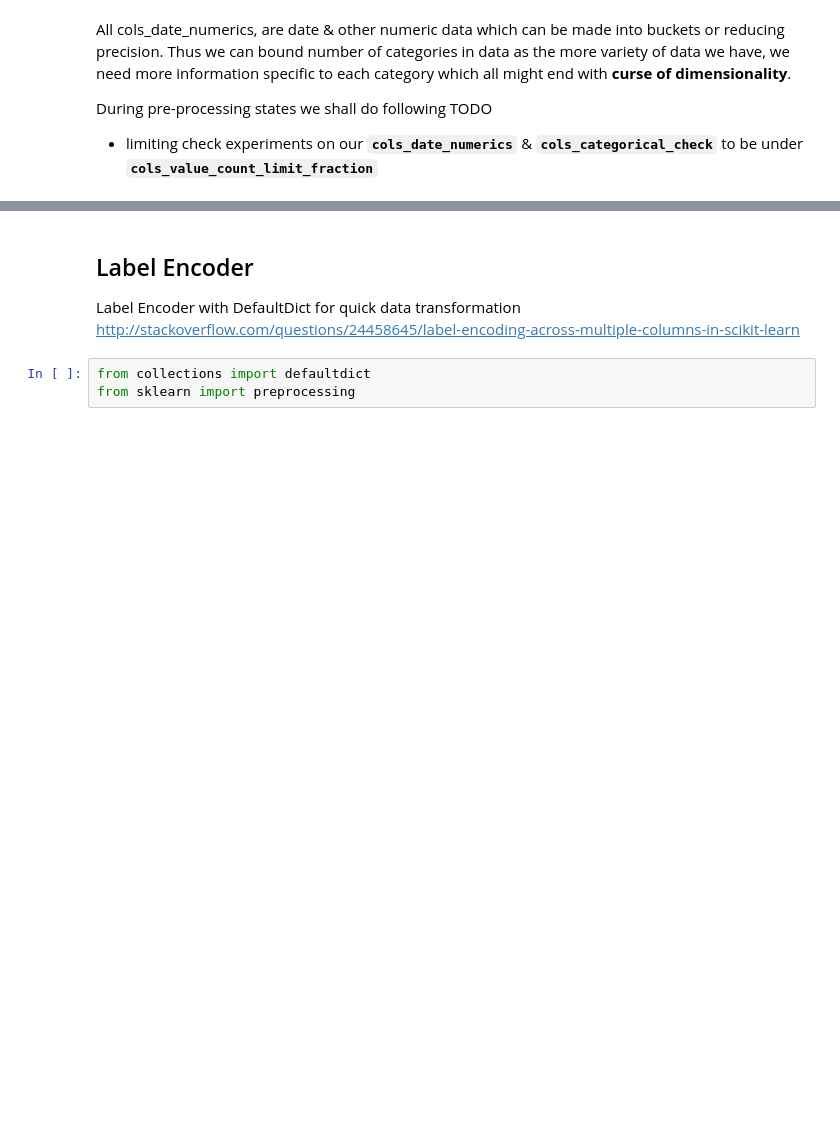
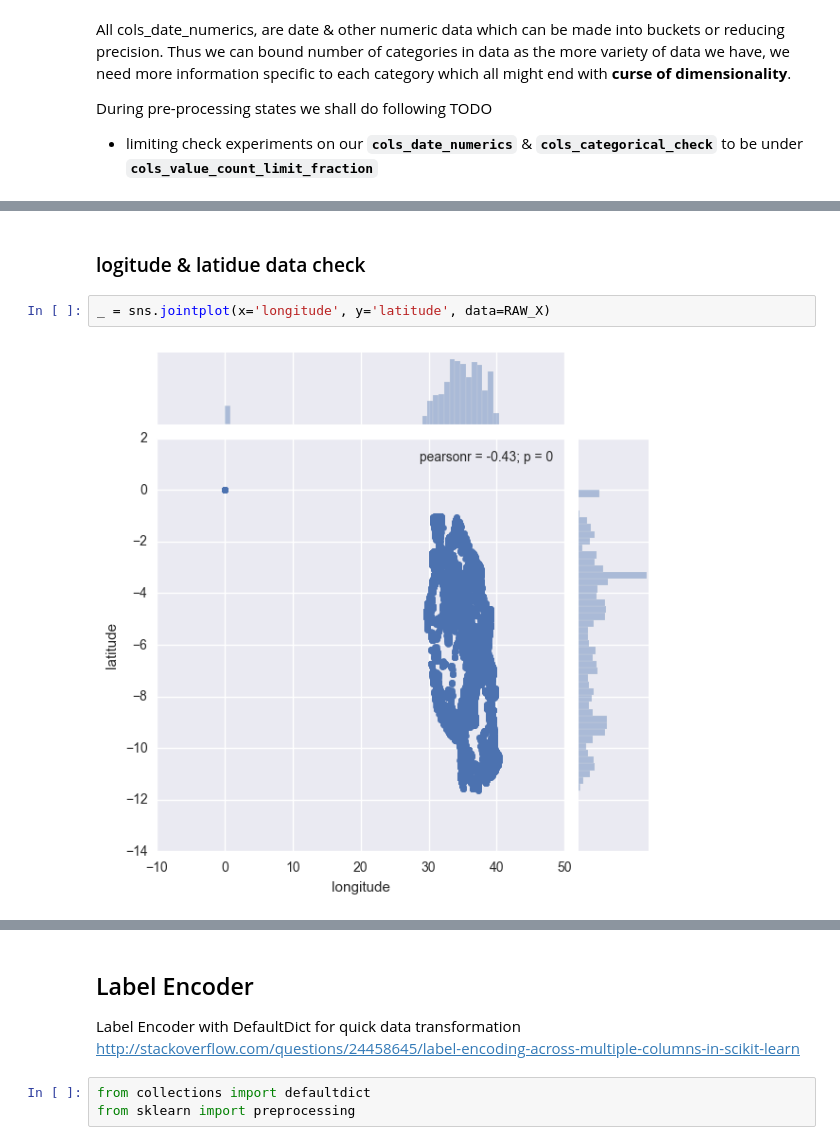
Before and after one commit to msampathkumar/datadriven, a Jupyter notebook: pumpit.ipynb, the cells around one changed output, grey strips where cells are left out. Cells and saved outputs as stored; diff of their text form; blank space fills up the shorter version.

```diff
--- a/pumpit.ipynb
+++ b/pumpit.ipynb
@@ -419,0 +373,6 @@ RAW_X[cols_categorical_check].head()
+# %% [markdown]
+### logitude & latidue data check
+# %%
+_ = sns.jointplot(x='longitude', y='latitude', data=RAW_X)
+# %% [output]
+[figure, added]
```
Also changed, not shown: parts of 107 cells of this notebook, 3 other files.
